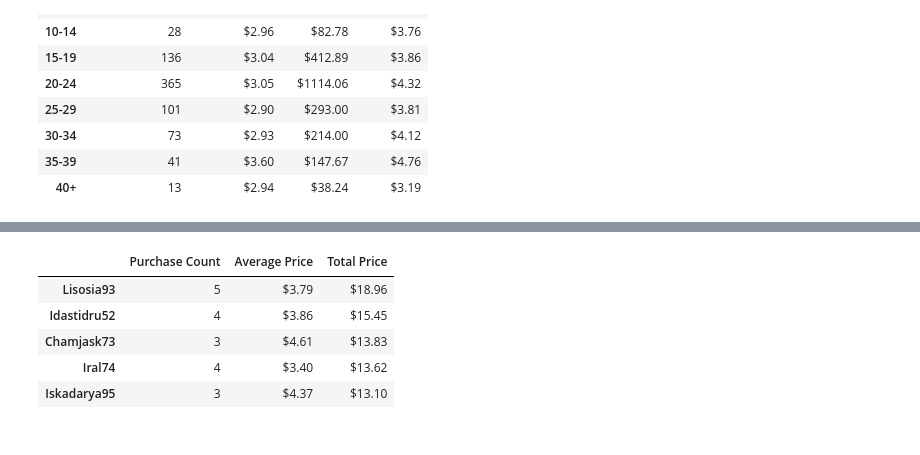
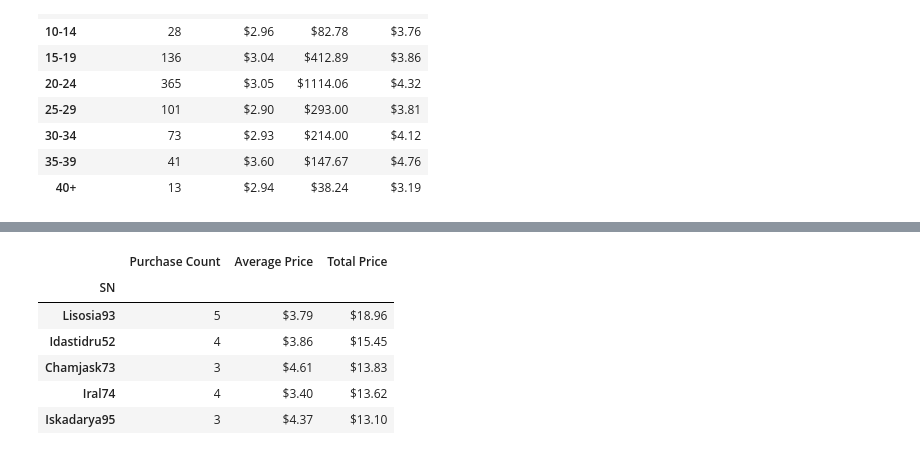
Before and after one commit to FernB/pandas-challenge, a Jupyter notebook: HeroesOfPymoli/Untitled.ipynb, the cells around one changed output, grey strips where cells are left out. Saved outputs shown, nothing was run; the diff lists cells and outputs as text; code cells hidden in the pictures.

```diff
--- a/HeroesOfPymoli/Untitled.ipynb
+++ b/HeroesOfPymoli/Untitled.ipynb
@@ -131,11 +113,13 @@ topfive
 # %%
-topfivemean = topfive.groupby('SN')['Price'].mean()
-topfivetotal = topfive.groupby('SN')['Purchase ID'].count()
-topfivedic = {'Purchase Count': topfivetotal, 'Average Price': topfivemean, 'Total Price': SNs}
-topdf = pd.DataFrame(topfivedic).sort_values("Total Price", ascending = False)
+tsmean = purchase_data.groupby('SN')['Price'].mean()
+tstotal = purchase_data.groupby('SN')['Purchase ID'].count()
+tssum = purchase_data.groupby('SN')['Price'].sum()
+tsdic = {'Purchase Count': tstotal, 'Average Price': tsmean, 'Total Price': tssum}
+topdf = pd.DataFrame(tsdic).sort_values("Total Price", ascending = False).head()
 topdf.style.format({'Average Price': '${:.2f}', 'Total Price': '${:.2f}'})
 # %% [output]
 |  | Purchase Count | Average Price | Total Price |
+| SN |  |  |  |
 | Lisosia93 | 5 | $3.79 | $18.96 |
 | Idastidru52 | 4 | $3.86 | $15.45 |
 | Chamjask73 | 3 | $4.61 | $13.83 |
```
Also changed, not shown: parts of 6 cells of this notebook.
